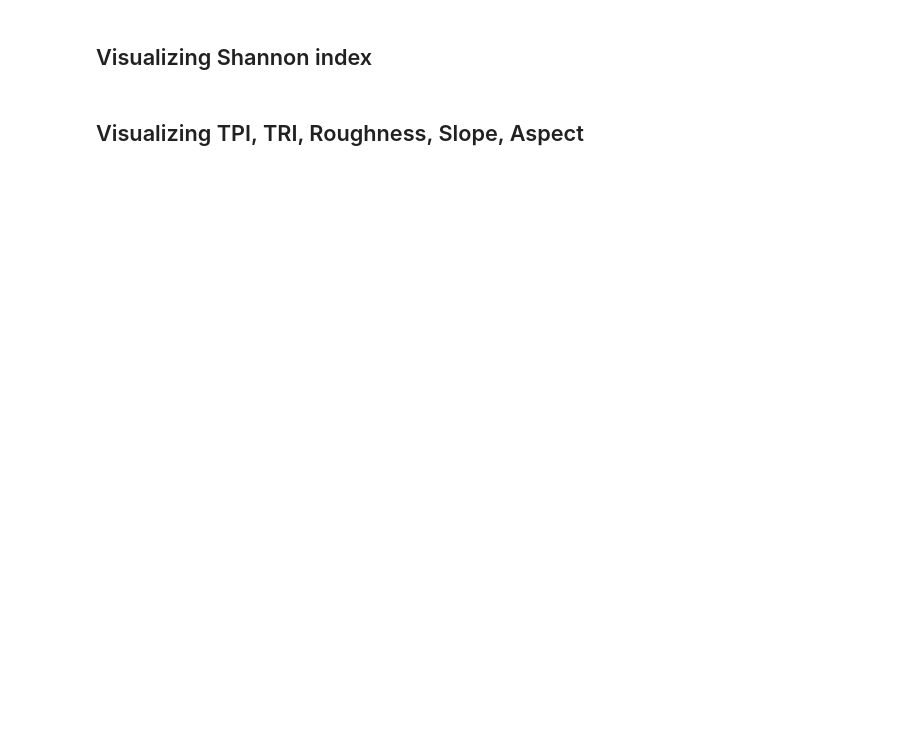
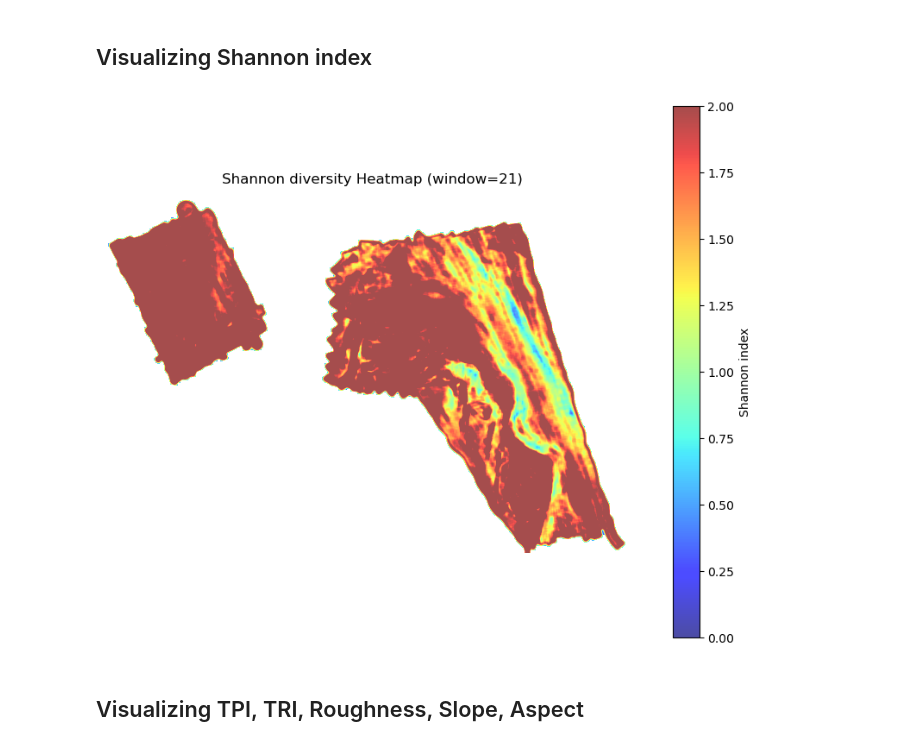
Before and after one commit to ajgeglio/arcpy-dem-processing, a Jupyter notebook: notebooks/visualizing_products.ipynb, the cells around one changed output. Drawn from its saved outputs; the diff is of its cells as text; code cells hidden in the pictures; blank space fills up the shorter version.

```diff
--- a/notebooks/visualizing_products.ipynb
+++ b/notebooks/visualizing_products.ipynb
@@ -37,7 +40,9 @@ plotter.generate_flow_heatmap(dem_data)
 # %% [markdown]
 ## Visualizing Shannon index
 # %%
-shannon_array = plotter.visualize_flow_direction_and_shannon_index(dem_data, nodata, window_size=21)
+shannon_array = plotter.visualize_shannon_index(window_size=21)
+# %% [output]
+[figure, added]
 # %% [markdown]
 ## Visualizing TPI, TRI, Roughness, Slope, Aspect
 # %%
```
Also changed, not shown: parts of 8 cells of this notebook, 1 other file.
